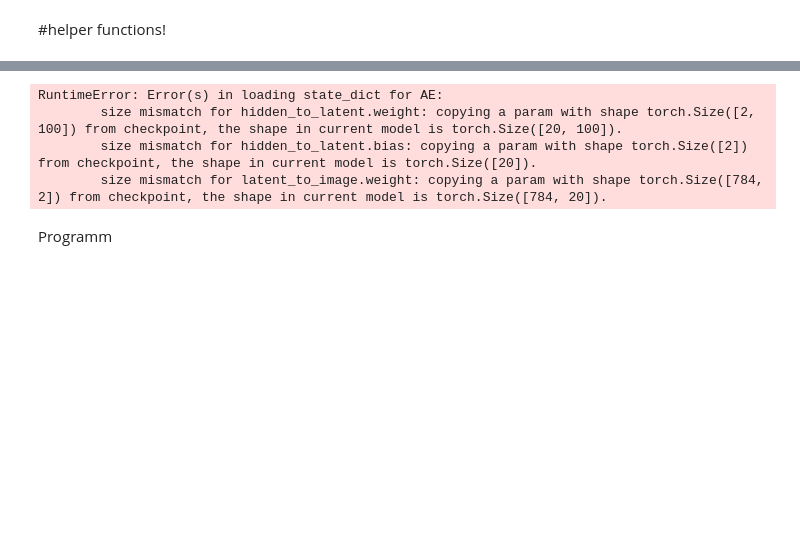
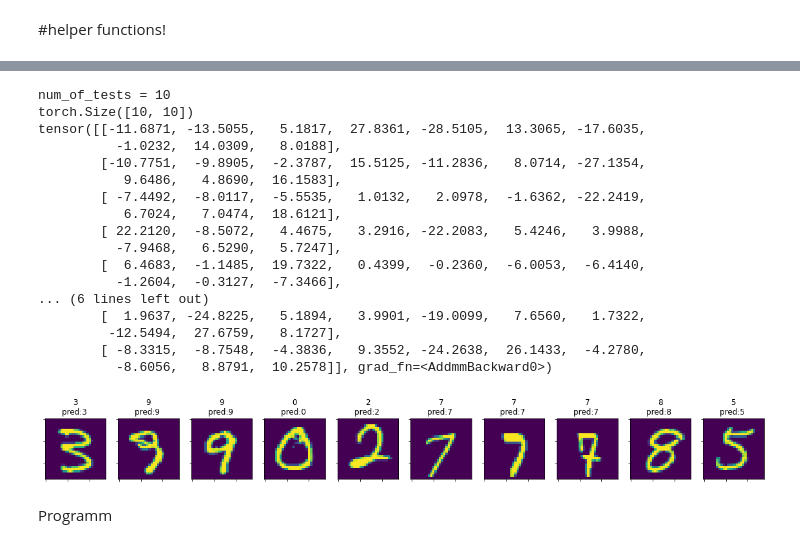
Before and after one commit to DominikOcsofszki/mlp, a Jupyter notebook: jp.ipynb, the cells around one changed output, grey strips where cells are left out. Cells and saved outputs as stored; diff of their text form; code cells hidden in the pictures; blank space fills up the shorter version.

Commit message:
preds and label in pyplot

```diff
--- a/jp.ipynb
+++ b/jp.ipynb
@@ -53,57 +53,89 @@ from torchvision import datasets
 import torch
 from VAE import AE2
 from VAE import AE
+from model import MyModel5
 
-PATH_VAE = '/Users/dominikocsofszki/PycharmProjects/mlp/data/weights/weights_training'
+# PATH_VAE = '/Users/dominikocsofszki/PycharmProjects/mlp/data/weights/weights_training'
+#
+# model_vae = AE()
+# model_vae.load_state_dict(torch.load(PATH_VAE))
+# model_vae.eval()
 
-model_vae = AE()
-model_vae.load_state_dict(torch.load(PATH_VAE))
-model_vae.eval()
+PATH_weight_classify = '/Users/dominikocsofszki/PycharmProjects/mlp/data/weights/weights_model_classifier'
+model_classify = MyModel5()
+model_classify.load_state_dict(torch.load(PATH_weight_classify))
+model_classify.eval()
 
-
-def show_images_with_model(count_of_images=5, model=model_vae):
+def show_images_with_model(count_of_images=5, model=model_classify):
     model.eval()
     testset = datasets.MNIST(root='data/testset', transform=transforms.ToTensor(), download=True)
     testsetloader = torch.utils.data.DataLoader(testset, batch_size=count_of_images, shuffle=True)  #TODO shuffle for
     testing_images, labels = next(iter(testsetloader))
     if count_of_images == 1: num_of_tests = 2
     num_of_tests = testing_images.__len__()
     # fig, axs = plt.subplots(1, num_of_tests,sharey='all')
     size_fig = 15
     num_plots = count_of_images
     if count_of_images == 1: num_plots = 2
     if count_of_images <= 8: size_fig = 150 / count_of_images
     if count_of_images <= 3: size_fig = 5
     if count_of_images > 8: size_fig = 200 / count_of_images
     if count_of_images > 15: size_fig = 300 / count_of_images
     fig, axs = plt.subplots(1, num_plots, figsize=(size_fig, size_fig))
-    fig2, axs2 = plt.subplots(1, num_plots, figsize=(size_fig, size_fig))
+    # fig2, axs2 = plt.subplots(1, num_plots, figsize=(size_fig, size_fig))
     print(f'{num_of_tests = }')
+    PRED_bool = True
+    if PRED_bool :
+            pred = model(testing_images)
+            print(pred.shape)
+            print(pred)
+    for indx in range(num_of_tests):
+        title = str(int(labels[indx]))+'\npred:'
+        if PRED_bool :
+            pred_acc = pred[indx]
+            pred_nr = int(pred_acc.argmax())
+            acc = pred_acc[pred_nr]
+            title += str(pred_nr) +' '
+            # title += str(int(acc)) # TODO add later as accuracy
 
-    for indx in range(num_of_tests):
         axs[indx].set_yticklabels([])  # x-axis
         axs[indx].set_xticklabels([])  # y-axis
         axs[indx].imshow(testing_images[indx, 0, :, :])
-        axs[indx].set_title(int(labels[indx]))
+        axs[indx].set_title(title)
+        # axs[indx].set_title(int(labels[indx]))
 
-    for indx in range(num_of_tests):
-        axs2[indx].set_yticklabels([])  # x-axis
-        axs2[indx].set_xticklabels([])  # y-axis
-        pred = model(testing_images[indx, 0, :, :])
-        axs2[indx].imshow(pred)
-        # axs2[indx].imshow(testing_images[indx, 0, :, :])
-        axs2[indx].set_title(int(labels[indx]))
+    # for indx in range(num_of_tests):
+    #     axs2[indx].set_yticklabels([])  # x-axis
+    #     axs2[indx].set_xticklabels([])  # y-axis
+    #     pred = model(testing_images[indx, 0, :, :])
+    #     axs2[indx].imshow(pred)
+    #     # axs2[indx].imshow(testing_images[indx, 0, :, :])
+    #     axs2[indx].set_title(int(labels[indx]))
     return testing_images, labels
 
 
-testing_images, labels = show_images_return_from_testing(10)
+# testing_images, labels = show_images_return_from_testing(10)
 # _, _ = show_images_return_from_testing(10)
-_, _ = show_images_with_model(10,model=model_vae)
+_, _ = show_images_with_model(10)
 # %% [output]
-RuntimeError: Error(s) in loading state_dict for AE:
-        size mismatch for hidden_to_latent.weight: copying a param with shape torch.Size([2, 100]) from checkpoint, the shape in current model is torch.Size([20, 100]).
-        size mismatch for hidden_to_latent.bias: copying a param with shape torch.Size([2]) from checkpoint, the shape in current model is torch.Size([20]).
-        size mismatch for latent_to_image.weight: copying a param with shape torch.Size([784, 2]) from checkpoint, the shape in current model is torch.Size([784, 20]).
+num_of_tests = 10
+torch.Size([10, 10])
+tensor([[-11.6871, -13.5055,   5.1817,  27.8361, -28.5105,  13.3065, -17.6035,
+          -1.0232,  14.0309,   8.0188],
+        [-10.7751,  -9.8905,  -2.3787,  15.5125, -11.2836,   8.0714, -27.1354,
+           9.6486,   4.8690,  16.1583],
+        [ -7.4492,  -8.0117,  -5.5535,   1.0132,   2.0978,  -1.6362, -22.2419,
+           6.7024,   7.0474,  18.6121],
+        [ 22.2120,  -8.5072,   4.4675,   3.2916, -22.2083,   5.4246,   3.9988,
+          -7.9468,   6.5290,   5.7247],
+        [  6.4683,  -1.1485,  19.7322,   0.4399,  -0.2360,  -6.0053,  -6.4140,
+          -1.2604,  -0.3127,  -7.3466],
+... (6 lines left out)
+        [  1.9637, -24.8225,   5.1894,   3.9901, -19.0099,   7.6560,   1.7322,
+         -12.5494,  27.6759,   8.1727],
+        [ -8.3315,  -8.7548,  -4.3836,   9.3552, -24.2638,  26.1433,  -4.2780,
+          -8.6056,   8.8791,  10.2578]], grad_fn=<AddmmBackward0>)
+[figure, added]
 # %% [markdown]
 Programm
 # %%
```
Also changed, not shown: parts of 2 cells of this notebook, 2 other files.
